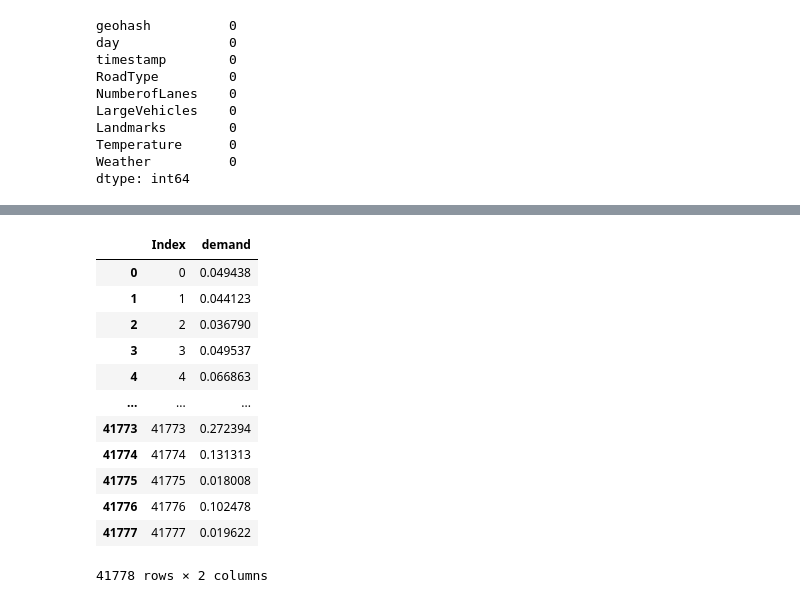
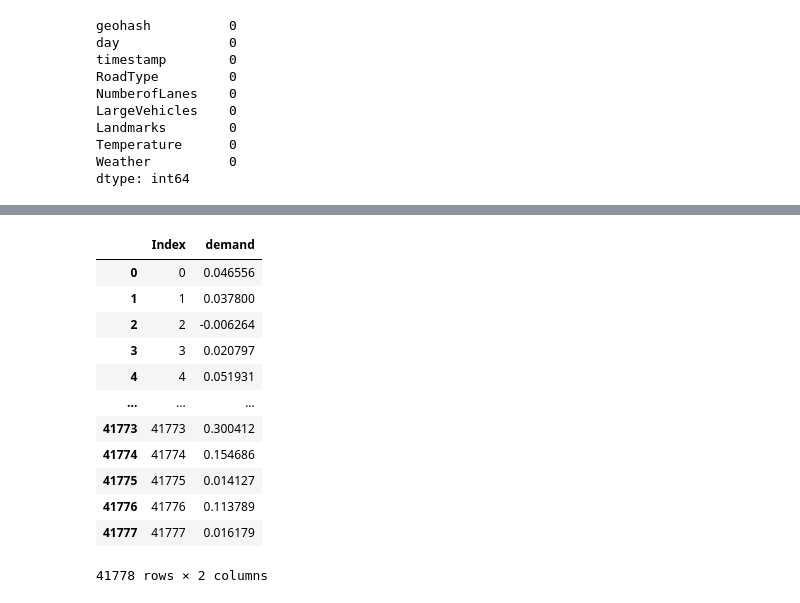
Before and after one commit to B4K2/Girdlock, a Jupyter notebook: main.ipynb, the cells around one changed output, grey strips where cells are left out. Saved outputs shown, nothing was run; the diff lists cells and outputs as text; code cells hidden in the pictures.

```diff
--- a/main.ipynb
+++ b/main.ipynb
@@ -107,7 +177,15 @@ X_train, X_test, y_train, y_test = train_test_split(
     random_state=42
 )
 # %%
-categorical_cols = ['geohash', 'RoadType', 'LargeVehicles', 'Landmarks', 'Weather']
+categorical_cols = [
+    'geohash',
+    'geo_prefix',
+    'RoadType',
+    'LargeVehicles',
+    'Landmarks',
+    'Weather',
+    'temp_bin',
+]
 
 preprocessor = ColumnTransformer(
     transformers=[
@@ -254,0 +391,6 @@ df_X_test = df_test.copy()
+# %%
+df_test['temp_bin'] = pd.cut(df_test['Temperature'],
+                         bins=[-np.inf, 0, 10, 20, 30, np.inf],
+                         labels=['freezing', 'cold', 'mild', 'warm', 'hot'])
+
+df
@@ -256,17 +412,29 @@ df_X_test = df_test.copy()
 xgb = XGBRegressor(
     objective='reg:squarederror',
     random_state=42,
+
+    # GPU
     tree_method='hist',
     device='cuda',
-    # ── Best params from GridSearch ──
-    n_estimators=800,
-    max_depth=6,
-    learning_rate=0.01,
-    subsample=0.8,
-    colsample_bytree=1.0,
+
+    # Best params from GridSearchCV
+    booster='gbtree',
+    n_estimators=1200,
+    max_depth=8,
+    learning_rate=0.05,
+    subsample=0.9,
+
+    colsample_bytree=0.8,
+    colsample_bylevel=0.7,
+    colsample_bynode=1.0,
+
     min_child_weight=5,
-    reg_alpha=0.1,
+    gamma=0,
+
+    reg_alpha=0.01,
     reg_lambda=1,
+
+    max_leaves=0
 )
 
 pipeline = Pipeline([
@@ -281,25 +449,25 @@ Train R²: 0.920368616508026
 # %%
-y_pred = pipeline.predict(df_X_test)
+y_pred = pipeline.predict(df_test)
 
 submission = pd.DataFrame({
     'Index':  test_index,
     'demand': y_pred
 })
 
 submission
 # %% [output]
 |  | Index | demand |
-| 0 | 0 | 0.049438 |
-| 1 | 1 | 0.044123 |
-| 2 | 2 | 0.036790 |
-| 3 | 3 | 0.049537 |
-| 4 | 4 | 0.066863 |
+| 0 | 0 | 0.046556 |
+| 1 | 1 | 0.037800 |
+| 2 | 2 | -0.006264 |
+| 3 | 3 | 0.020797 |
+| 4 | 4 | 0.051931 |
 | ... | ... | ... |
-| 41773 | 41773 | 0.272394 |
-| 41774 | 41774 | 0.131313 |
-| 41775 | 41775 | 0.018008 |
-| 41776 | 41776 | 0.102478 |
-| 41777 | 41777 | 0.019622 |
+| 41773 | 41773 | 0.300412 |
+| 41774 | 41774 | 0.154686 |
+| 41775 | 41775 | 0.014127 |
+| 41776 | 41776 | 0.113789 |
+| 41777 | 41777 | 0.016179 |
 41778 rows × 2 columns
 # %%
 submission.to_csv('submission.csv', index=False)
```
Also changed, not shown: parts of 15 cells of this notebook, 1 other file.
